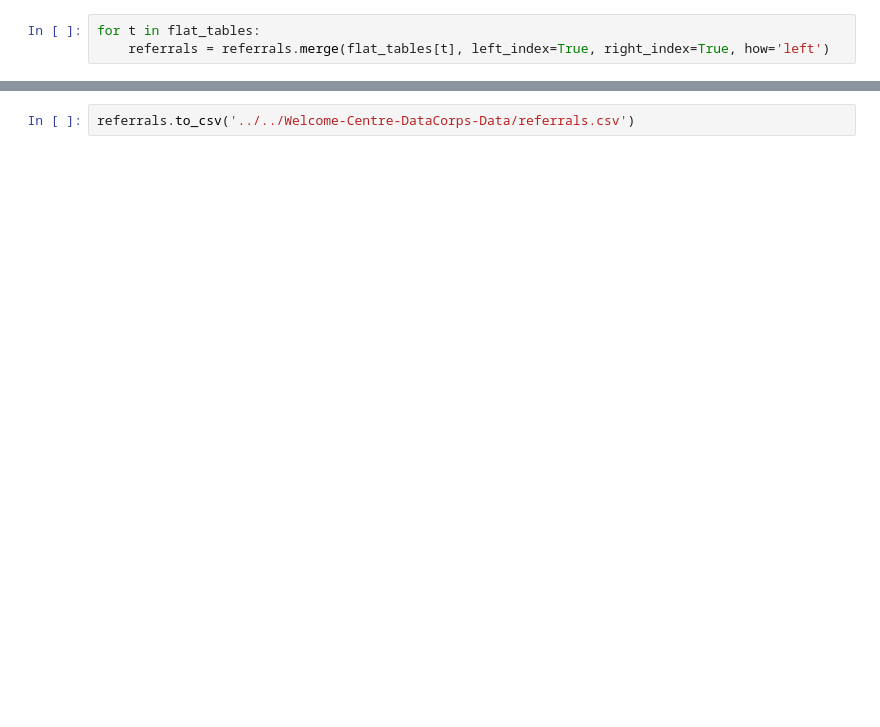
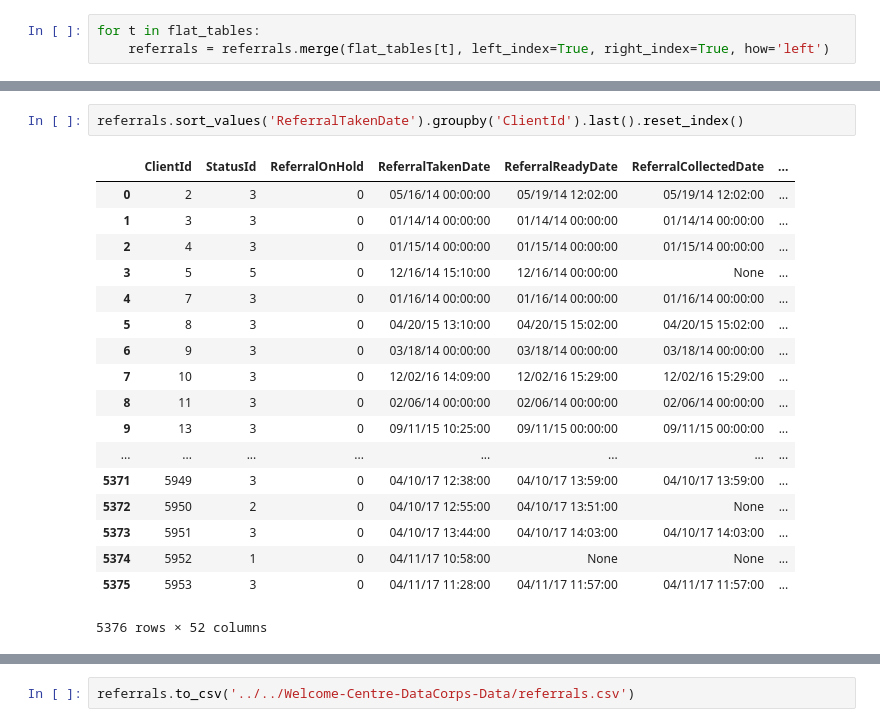
Before and after one commit to DataKind-UK/Welcome-Centre-DataCorps-Code, a Jupyter notebook: notebooks/referral_table_munge.ipynb, the cells around one changed output, grey strips where cells are left out. Drawn from its saved outputs; the diff is of its cells as text; blank space fills up the shorter version.

```diff
--- a/notebooks/referral_table_munge.ipynb
+++ b/notebooks/referral_table_munge.ipynb
@@ -63,0 +86,21 @@ referrals = referrals.merge(packs, left_index=True, right_index=True, how='left'
+# %%
+referrals.sort_values('ReferralTakenDate').groupby('ClientId').last().reset_index()
+# %% [output]
+|  | ClientId | StatusId | ReferralOnHold | ReferralTakenDate | ReferralReadyDate | ReferralCollectedDate | ... |
+| 0 | 2 | 3 | 0 | 05/16/14 00:00:00 | 05/19/14 12:02:00 | 05/19/14 12:02:00 | ... |
+| 1 | 3 | 3 | 0 | 01/14/14 00:00:00 | 01/14/14 00:00:00 | 01/14/14 00:00:00 | ... |
+| 2 | 4 | 3 | 0 | 01/15/14 00:00:00 | 01/15/14 00:00:00 | 01/15/14 00:00:00 | ... |
+| 3 | 5 | 5 | 0 | 12/16/14 15:10:00 | 12/16/14 00:00:00 | None | ... |
+| 4 | 7 | 3 | 0 | 01/16/14 00:00:00 | 01/16/14 00:00:00 | 01/16/14 00:00:00 | ... |
+| 5 | 8 | 3 | 0 | 04/20/15 13:10:00 | 04/20/15 15:02:00 | 04/20/15 15:02:00 | ... |
+| 6 | 9 | 3 | 0 | 03/18/14 00:00:00 | 03/18/14 00:00:00 | 03/18/14 00:00:00 | ... |
+| 7 | 10 | 3 | 0 | 12/02/16 14:09:00 | 12/02/16 15:29:00 | 12/02/16 15:29:00 | ... |
+| 8 | 11 | 3 | 0 | 02/06/14 00:00:00 | 02/06/14 00:00:00 | 02/06/14 00:00:00 | ... |
+| 9 | 13 | 3 | 0 | 09/11/15 10:25:00 | 09/11/15 00:00:00 | 09/11/15 00:00:00 | ... |
+| ... | ... | ... | ... | ... | ... | ... | ... |
+| 5371 | 5949 | 3 | 0 | 04/10/17 12:38:00 | 04/10/17 13:59:00 | 04/10/17 13:59:00 | ... |
+| 5372 | 5950 | 2 | 0 | 04/10/17 12:55:00 | 04/10/17 13:51:00 | None | ... |
+| 5373 | 5951 | 3 | 0 | 04/10/17 13:44:00 | 04/10/17 14:03:00 | 04/10/17 14:03:00 | ... |
+| 5374 | 5952 | 1 | 0 | 04/11/17 10:58:00 | None | None | ... |
+| 5375 | 5953 | 3 | 0 | 04/11/17 11:28:00 | 04/11/17 11:57:00 | 04/11/17 11:57:00 | ... |
+5376 rows × 52 columns
```
Also changed, not shown: parts of 26 cells of this notebook, 4 other files.
